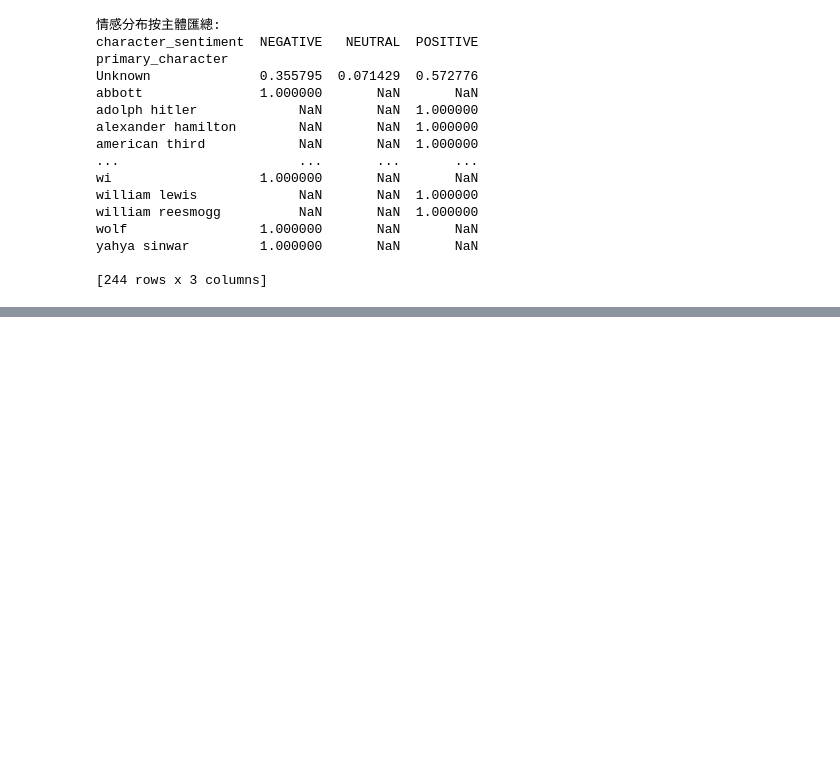
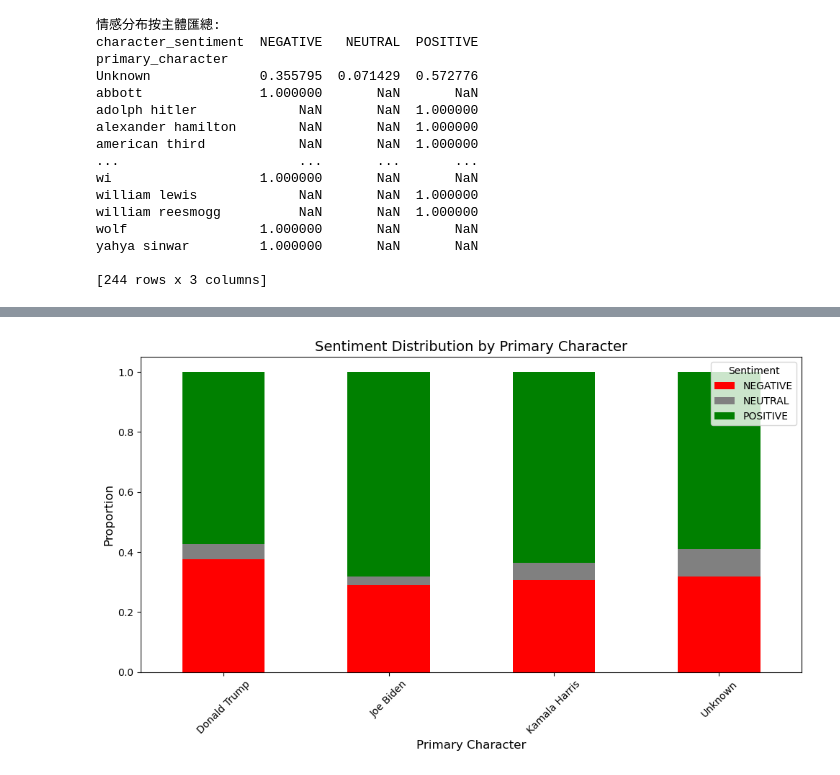
Before and after one commit to maurice1117/election-news-TM, a Jupyter notebook: main.ipynb, the cells around one changed output, grey strips where cells are left out. Drawn from its saved outputs; the diff is of its cells as text; code cells hidden in the pictures; blank space fills up the shorter version.

```diff
--- a/main.ipynb
+++ b/main.ipynb
@@ -720,0 +788,6 @@ yahya sinwar         1.000000       NaN       NaN
+# %%
+# 添加情感分析結果
+data['sentiment'] = data['cleaned_text'].apply(analyze_sentiment_vader)
+
+# 查看結果
+print(data[['primary_character', 'sentiment']].head())
@@ -720,0 +801,6 @@ yahya sinwar         1.000000       NaN       NaN
+# %%
+character_sentiment_distribution = data.groupby('primary_character')['sentiment'].value_counts(normalize=True).unstack()
+
+# 打印結果
+print("角色的情感分布：")
+print(character_sentiment_distribution)
@@ -720,0 +815,21 @@ yahya sinwar         1.000000       NaN       NaN
+# %%
+import matplotlib.pyplot as plt
+
+# 繪製堆疊條形圖
+character_sentiment_distribution.plot(
+    kind='bar',
+    stacked=True,
+    figsize=(10, 6),
+    color=['red', 'gray', 'green']
+)
+
+# 添加標題和標籤
+plt.title("Sentiment Distribution by Primary Character", fontsize=14)
+plt.xlabel("Primary Character", fontsize=12)
+plt.ylabel("Proportion", fontsize=12)
+plt.xticks(rotation=45)
+plt.legend(title="Sentiment")
+plt.tight_layout()
+plt.show()
+# %% [output]
+[figure, added]
```
Also changed, not shown: parts of 9 cells of this notebook.
